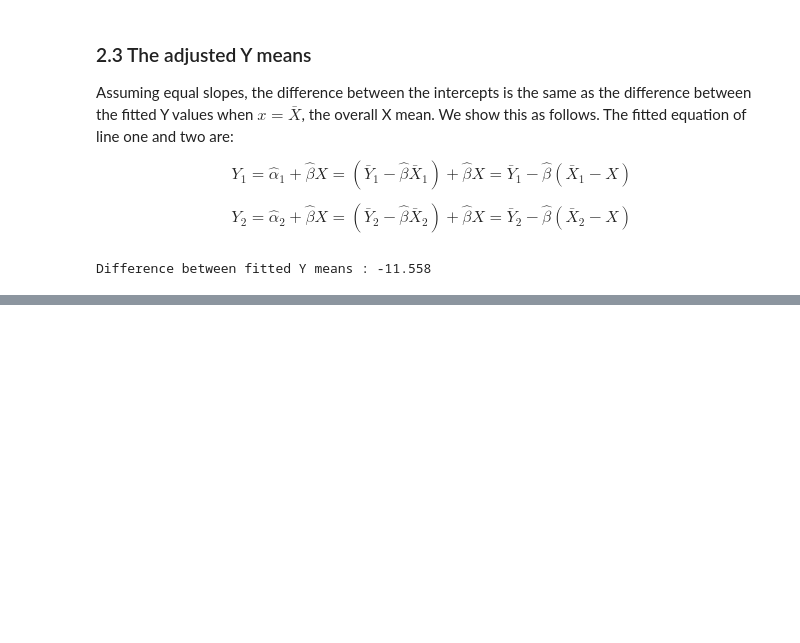
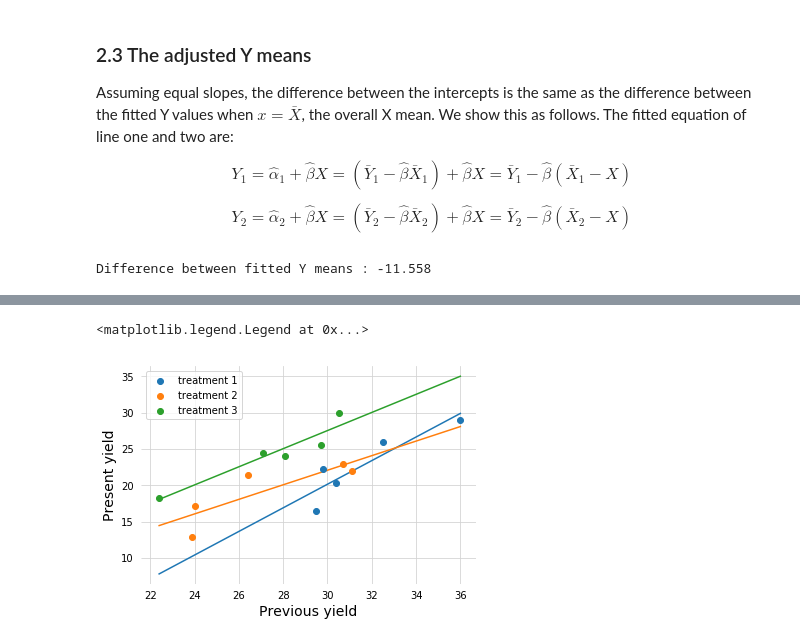
Before and after one commit to jschnab/statistics, a Jupyter notebook: 12-ancova.ipynb, the cells around one changed output, grey strips where cells are left out. Cells and saved outputs as stored; diff of their text form; code cells hidden in the pictures; blank space fills up the shorter version.

```diff
--- a/12-ancova.ipynb
+++ b/12-ancova.ipynb
@@ -176,0 +189,36 @@ The difference between the fitted Y means is the difference between the intercep
+# %%
+#dataframe of experimental data
+data = pd.DataFrame({'treatment':[1] * 5 + [2] * 5 + [3] * 5,
+                     'X':[29.5, 30.4, 29.8, 36, 32.5,
+                          24, 26.4, 30.7, 31.1, 23.9,
+                          22.4, 29.7, 30.5, 28.1, 27.1],
+                     'Y':[16.5, 20.3, 22.2, 29, 26,
+                          17.2, 21.4, 22.9, 22, 12.9,
+                          18.3, 25.6, 30, 24, 24.5]})
+
+#peform linear regression on data
+slopes = [0] * 3
+intercepts = [0] * 3
+for i in range(1, 4):
+    slopes[i - 1] = linregress(data[data['treatment']==i]['X'], data[data['treatment']==i]['Y'])[0]
+    intercepts[i - 1] = linregress(data[data['treatment']==i]['X'], data[data['treatment']==i]['Y'])[1]
+
+#get minimum and maximum values of X to plot regression lines
+X_min = data['X'].min()
+X_max = data['X'].max()
+
+#plot data
+fig, ax = plt.subplots()
+for i in range(1, 4):
+    ax.scatter(data[data['treatment']==i]['X'], data[data['treatment']==i]['Y'], label='treatment {}'.format(i), zorder=5)
+    ax.plot([X_min, X_max], [j * slopes[i - 1] + intercepts[i - 1] for j in [X_min, X_max]], zorder=4)
+for spine in ['top', 'right', 'left', 'bottom']:
+    ax.spines[spine].set_visible(False)
+ax.grid(color='lightgrey')
+ax.tick_params(axis='both', color='white')
+ax.set_xlabel('Previous yield', fontsize=14)
+ax.set_ylabel('Present yield', fontsize=14)
+plt.legend()
+# %% [output]
+<matplotlib.legend.Legend at 0x...>
+[figure, added]
```
Also changed, not shown: parts of 6 cells of this notebook.
